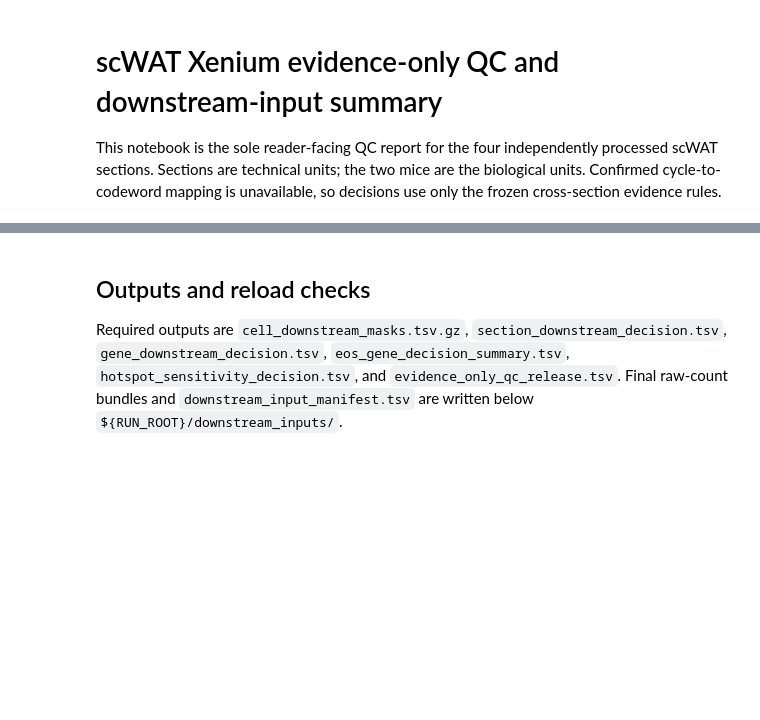
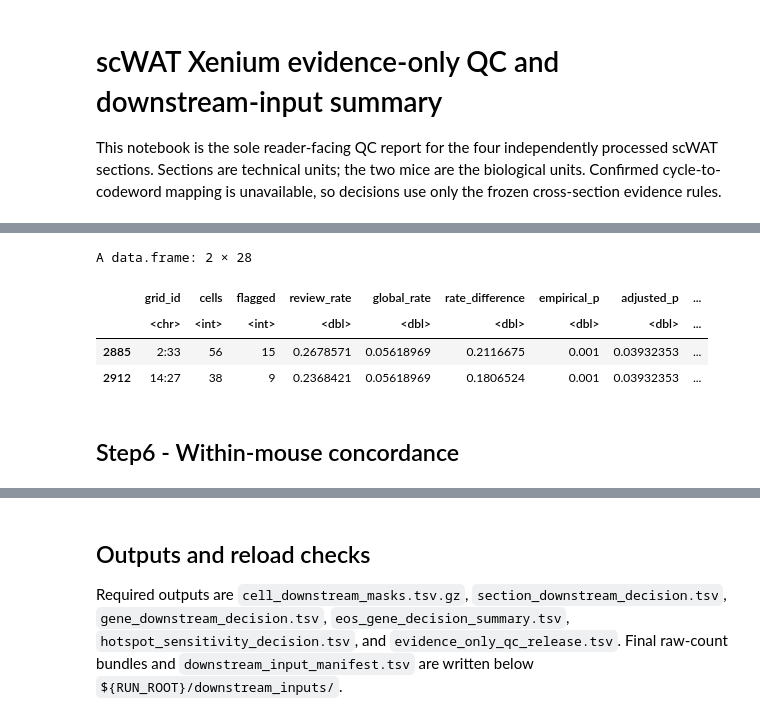
Before and after one commit to SharonWang/YNH_Xenium_scWAT, a Jupyter notebook: notebooks/02_slide_QC_summary.ipynb, the cells around one changed output, grey strips where cells are left out. Cells and saved outputs as stored; diff of their text form; code cells hidden in the pictures; blank space fills up the shorter version.

```diff
--- a/notebooks/02_slide_QC_summary.ipynb
+++ b/notebooks/02_slide_QC_summary.ipynb
@@ -99,2 +300,12 @@ The verified technical pairs are 62308/62309 for Mouse 1 and 62310/62311 for Mou
+# %%
+head(evidence_summary$hotspots, n=2)
+# %% [output]
+A data.frame: 2 × 28
+|  | grid_id | cells | flagged | review_rate | global_rate | rate_difference | empirical_p | adjusted_p | ... |
+|  | <chr> | <int> | <int> | <dbl> | <dbl> | <dbl> | <dbl> | <dbl> | ... |
+| 2885 | 2:33 | 56 | 15 | 0.2678571 | 0.05618969 | 0.2116675 | 0.001 | 0.03932353 | ... |
+| 2912 | 14:27 | 38 | 9 | 0.2368421 | 0.05618969 | 0.1806524 | 0.001 | 0.03932353 | ... |
+# %% [markdown]
+## Step6 - Within-mouse concordance
 # %%
 extended_slide_summary$concordance$summary
```
Also changed, not shown: parts of 91 cells of this notebook, 16 other files.
